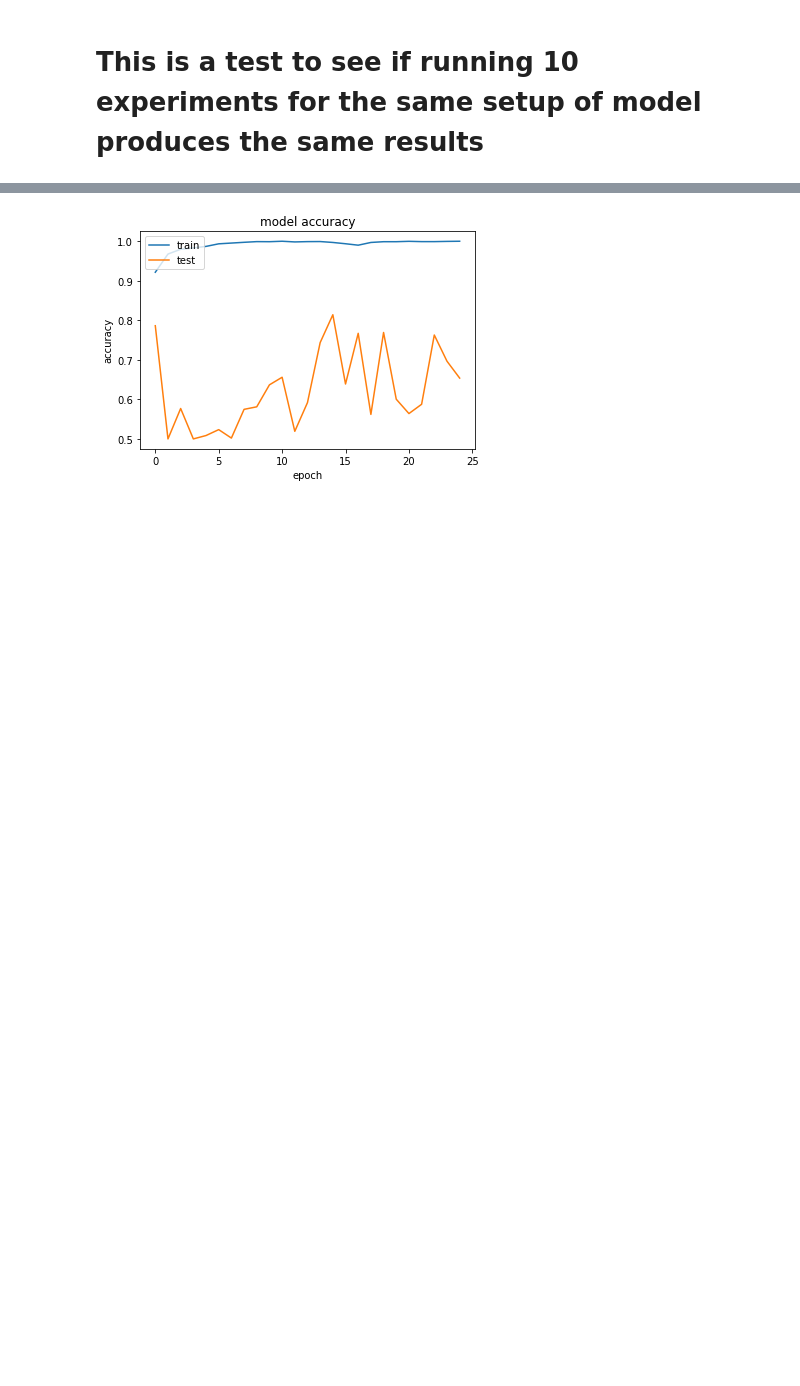
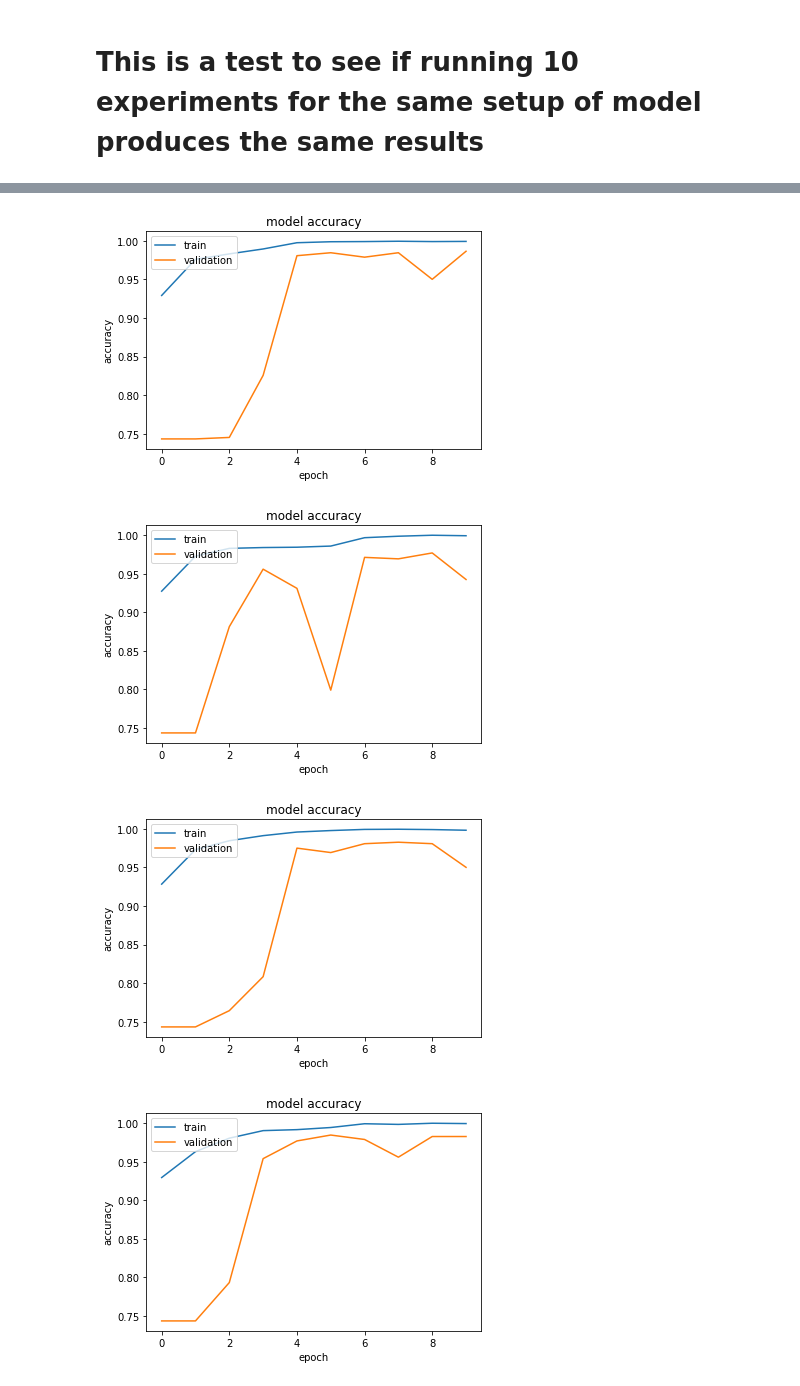
Before and after one commit to jozi98/HonoursProject, a Jupyter notebook: Experiments.ipynb, the cells around one changed output, grey strips where cells are left out. Drawn from its saved outputs; the diff is of its cells as text; code cells hidden in the pictures; blank space fills up the shorter version.

```diff
--- a/Experiments.ipynb
+++ b/Experiments.ipynb
@@ -79,14 +85,15 @@ training_data = ShuffelData(training_data,"no")
 # %%
-X_train = training_data[0:,1:]
-Y_train = training_data[0:,0:1]
 X_test = test_data[0:,1:]
 Y_test = test_data[0:,0:1]
 # %%
 y_train_ohe = keras.utils.to_categorical(Y_train, 2)
 y_test_ohe = keras.utils.to_categorical(Y_test, 2)
+y_val_ohe = keras.utils.to_categorical(Y_val,2)
 # %%
 X_train = X_train.reshape(X_train.shape[0],250,250,1)
 print(X_train.shape)
 X_test = X_test.reshape(X_test.shape[0],250,250,1)
 print(X_test.shape)
+X_val = X_val.reshape(X_val.shape[0],250,250,1)
+print(X_val.shape)
 # %% [output]
@@ -134,12 +142,16 @@ def create_model():
 # %% [markdown]
 # This is a test to see if running 10 experiments for the same setup of model produces the same results
 # %%
+history_array = []
 accuracy = []
-for i in range(0,10):
+model_array = []
+for i in range(0,5):
     model = create_model()
-    opt = optimizers.Adam(lr=0.01)
+    opt = optimizers.SGD(lr=0.01)
     model.compile(loss='categorical_crossentropy',optimizer=opt, metrics=['accuracy'])
-    model.fit(X_train, y_train_ohe,batch_size=64,epochs=25,validation_data=(X_test, y_test_ohe))# model
+    history = model.fit(X_train, y_train_ohe,shuffle=True,batch_size=32,epochs=10,validation_data=(X_val, y_val_ohe))# model
+    model_array.append(model)
+    history_array.append(history)
     score = model.evaluate(X_test, y_test_ohe)
     accuracy.append(round(score[1]*100))
 # %% [output]
@@ -210,13 +198,20 @@ dict_keys(['val_loss', 'val_accuracy', 'loss', 'accuracy'])
 # %%
 import matplotlib.pyplot as plt
+count = 0;
+for i in history_array:
 
-plt.plot(history.history['accuracy'])
-plt.plot(history.history['val_accuracy'])
-plt.title('model accuracy')
-plt.ylabel('accuracy')
-plt.xlabel('epoch')
-plt.legend(['train','test'],loc='upper left')
-plt.savefig('train_vs_test_accuracy_shuffled.png')
-plt.show()
+    plt.plot(i.history['accuracy'])
+    plt.plot(i.history['val_accuracy'])
+    plt.title('model accuracy')
+    plt.ylabel('accuracy')
+    plt.xlabel('epoch')
+    plt.legend(['train','validation'],loc='upper left')
+    name = 'train_vs_validation_accuracy_shuffled_btch_32_' + str(count) + '.png'
+    plt.savefig(name)
+    count = count+1
+    plt.show()
 # %% [output]
-[figure, old version]
+[figure, new version]
+[figure, added]
+[figure, added]
+[figure, added]
```
Also changed, not shown: parts of 25 cells of this notebook.
